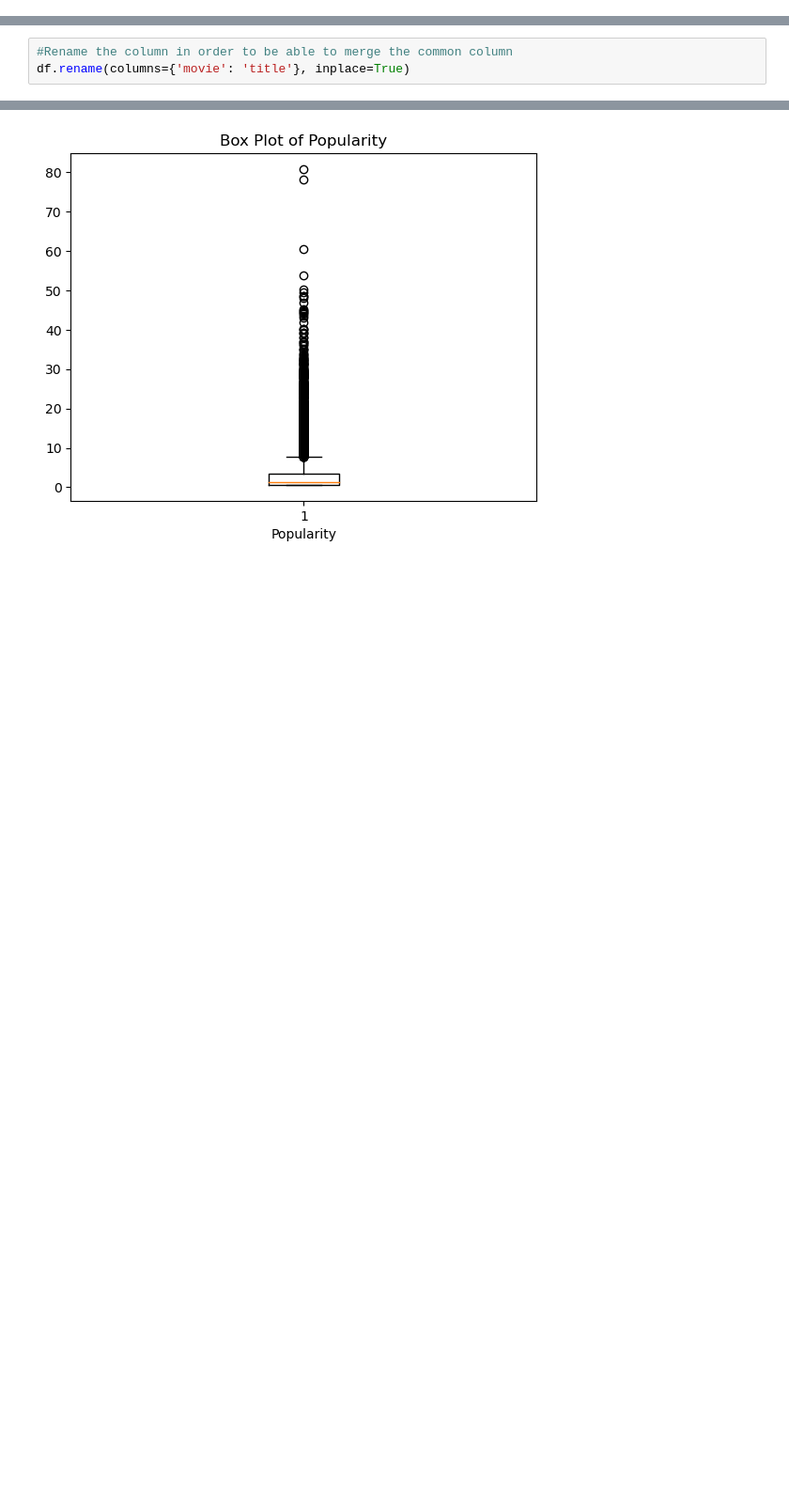
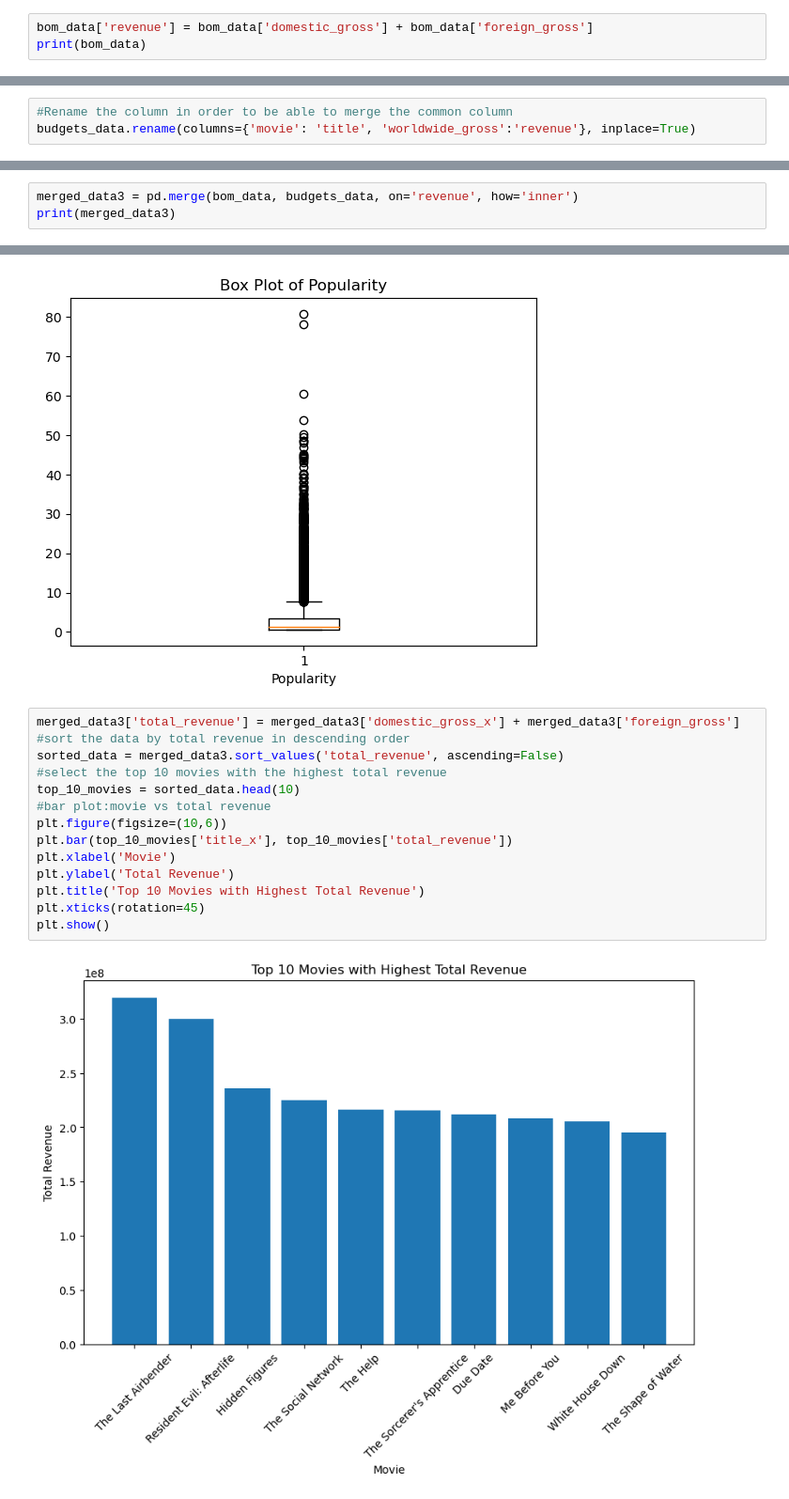
Before and after one commit to Mak-annie/Microsoft-Analysis, a Jupyter notebook: INDEX.ipynb, the cells around one changed output, grey strips where cells are left out. Shown at 94% size. Drawn from its saved outputs; the diff is of its cells as text; blank space fills up the shorter version.

Commit message:
Data Analysis

```diff
--- a/INDEX.ipynb
+++ b/INDEX.ipynb
@@ -483,3 +483,6 @@ print(bom_data)
 3386            NaN 1970-01-01 00:00:00.000002018
 
 [3386 rows x 5 columns]
+# %%
+bom_data['revenue'] = bom_data['domestic_gross'] + bom_data['foreign_gross']
+print(bom_data)
@@ -511,4 +532,4 @@ Datasets were merged in order to provide a better analysis.
 The first datasets to be merged are budgets and movie dataset
 # %%
 #Rename the column in order to be able to merge the common column
-df.rename(columns={'movie': 'title'}, inplace=True)
+budgets_data.rename(columns={'movie': 'title', 'worldwide_gross':'revenue'}, inplace=True)
@@ -585,3 +626,6 @@ print(merged_data)
 3415 1970-01-01 00:00:00.000002018
 
 [3416 rows x 14 columns]
+# %%
+merged_data3 = pd.merge(bom_data, budgets_data, on='revenue', how='inner')
+print(merged_data3)
@@ -629,3 +682,19 @@ plt.title('Box Plot of Popularity')
 plt.show()
 # %% [output]
 [figure]
+# %%
+merged_data3['total_revenue'] = merged_data3['domestic_gross_x'] + merged_data3['foreign_gross']
+#sort the data by total revenue in descending order
+sorted_data = merged_data3.sort_values('total_revenue', ascending=False)
+#select the top 10 movies with the highest total revenue
+top_10_movies = sorted_data.head(10)
+#bar plot:movie vs total revenue
+plt.figure(figsize=(10,6))
+plt.bar(top_10_movies['title_x'], top_10_movies['total_revenue'])
+plt.xlabel('Movie')
+plt.ylabel('Total Revenue')
+plt.title('Top 10 Movies with Highest Total Revenue')
+plt.xticks(rotation=45)
+plt.show()
+# %% [output]
+[figure, added]
```
Also changed, not shown: parts of 8 cells of this notebook.
